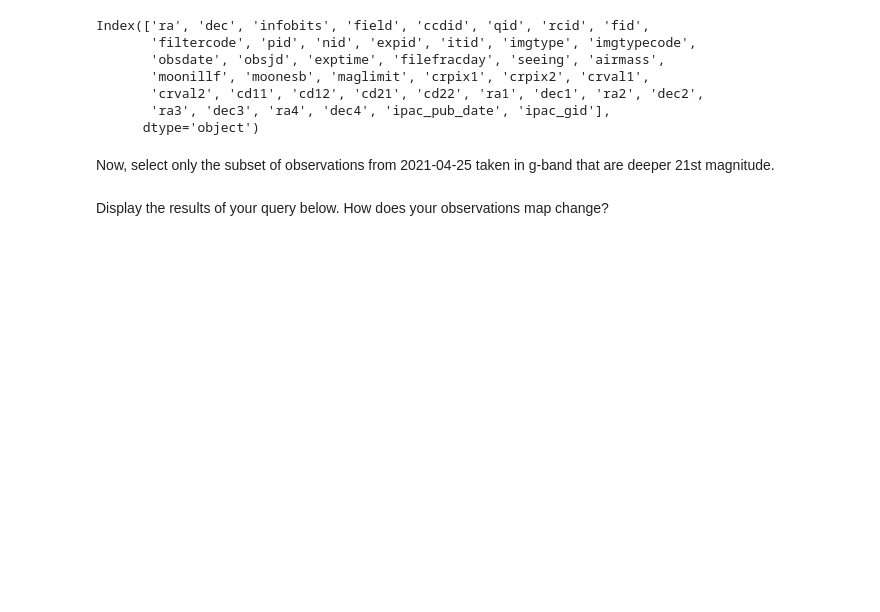
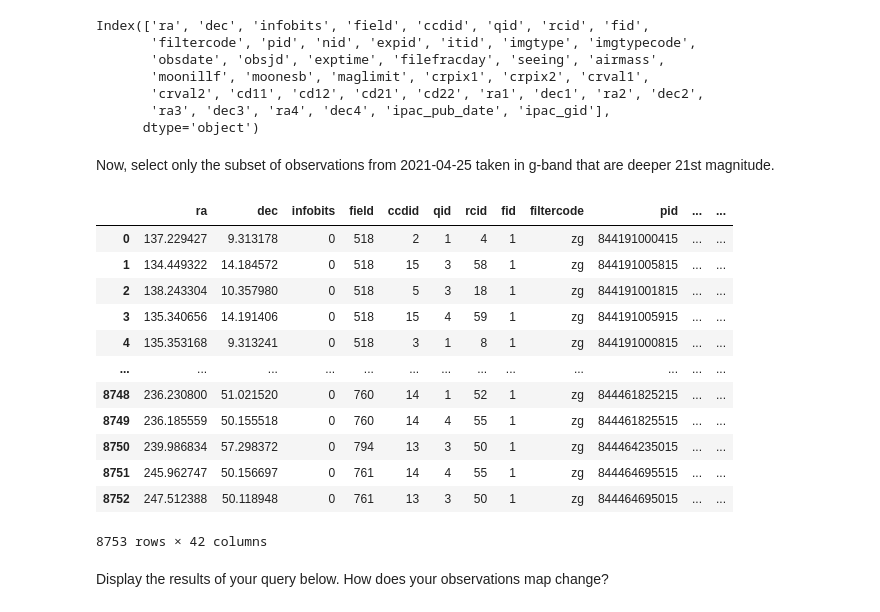
Before and after one commit to iamstarstuff/ztf_summer_school_2021, a Jupyter notebook: lectures/01/lecture01.ipynb, the cells around one changed output. Cells and saved outputs as stored; diff of their text form; code cells hidden in the pictures; blank space fills up the shorter version.

```diff
--- a/lectures/01/lecture01.ipynb
+++ b/lectures/01/lecture01.ipynb
@@ -202,3 +200,21 @@ Now, select only the subset of observations from 2021-04-25 taken in g-band that
+# %%
+# YOUR CODE HERE
+zquery.load_metadata(sql_query=f"maglimit>21 AND filtercode='zg' AND obsjd BETWEEN {jdstart} AND {jdend}")
+zquery.metatable
+# %% [output]
+|  | ra | dec | infobits | field | ccdid | qid | rcid | fid | filtercode | pid | ... | ... |
+| 0 | 137.229427 | 9.313178 | 0 | 518 | 2 | 1 | 4 | 1 | zg | 844191000415 | ... | ... |
+| 1 | 134.449322 | 14.184572 | 0 | 518 | 15 | 3 | 58 | 1 | zg | 844191005815 | ... | ... |
+| 2 | 138.243304 | 10.357980 | 0 | 518 | 5 | 3 | 18 | 1 | zg | 844191001815 | ... | ... |
+| 3 | 135.340656 | 14.191406 | 0 | 518 | 15 | 4 | 59 | 1 | zg | 844191005915 | ... | ... |
+| 4 | 135.353168 | 9.313241 | 0 | 518 | 3 | 1 | 8 | 1 | zg | 844191000815 | ... | ... |
+| ... | ... | ... | ... | ... | ... | ... | ... | ... | ... | ... | ... | ... |
+| 8748 | 236.230800 | 51.021520 | 0 | 760 | 14 | 1 | 52 | 1 | zg | 844461825215 | ... | ... |
+| 8749 | 236.185559 | 50.155518 | 0 | 760 | 14 | 4 | 55 | 1 | zg | 844461825515 | ... | ... |
+| 8750 | 239.986834 | 57.298372 | 0 | 794 | 13 | 3 | 50 | 1 | zg | 844464235015 | ... | ... |
+| 8751 | 245.962747 | 50.156697 | 0 | 761 | 14 | 4 | 55 | 1 | zg | 844464695515 | ... | ... |
+| 8752 | 247.512388 | 50.118948 | 0 | 761 | 13 | 3 | 50 | 1 | zg | 844464695015 | ... | ... |
+8753 rows × 42 columns
 # %% [markdown]
 Display the results of your query below. How does your observations map change?
 # %%
```
Also changed, not shown: parts of 5 cells of this notebook, 1 other file.
